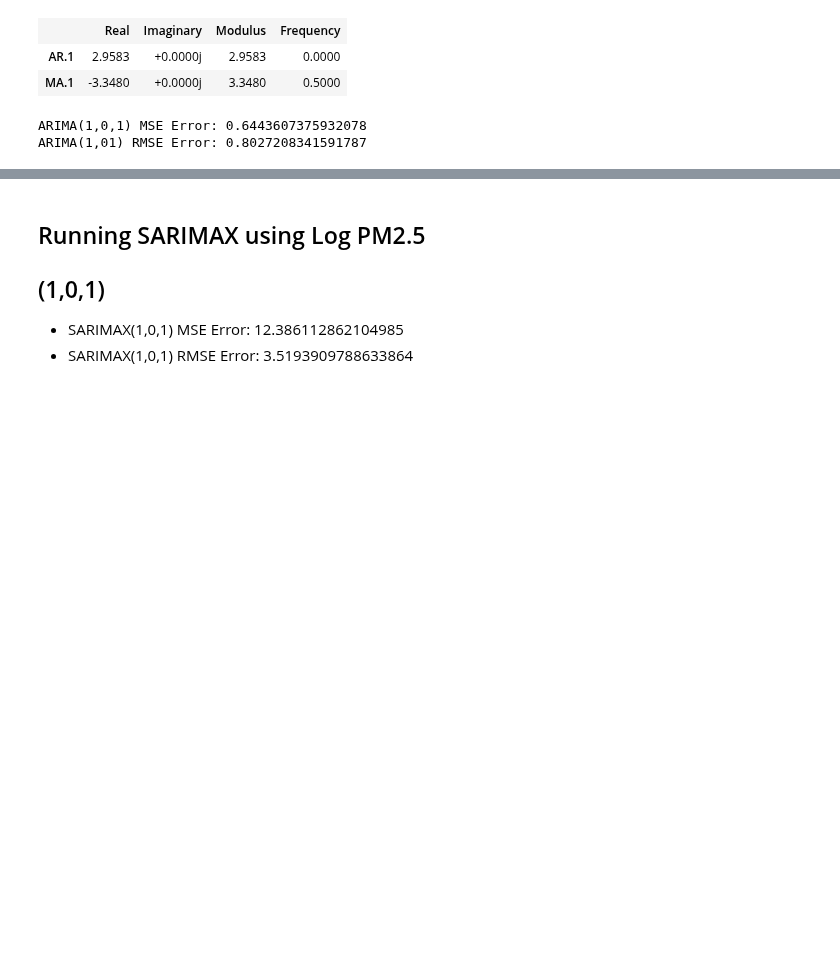
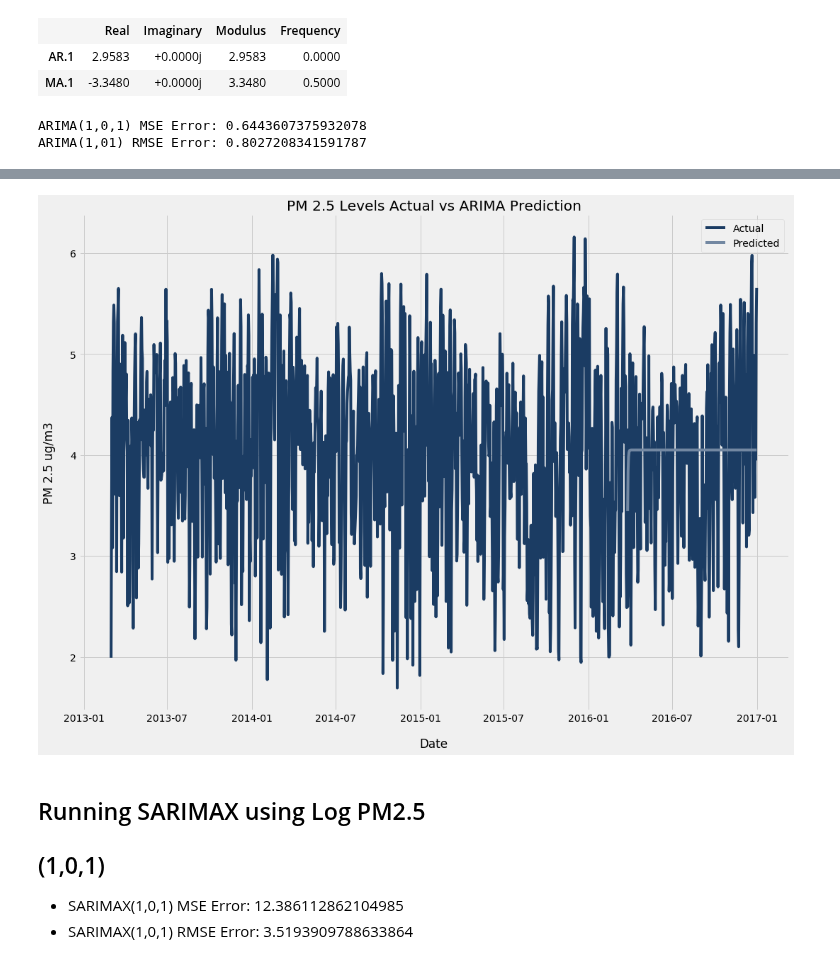
Before and after one commit to dolcikey/TimeSeriesForecasting_BeijingAirQuality, a Jupyter notebook: 003_Modeling.ipynb, the cells around one changed output, grey strips where cells are left out. Cells and saved outputs as stored; diff of their text form; code cells hidden in the pictures; blank space fills up the shorter version.

```diff
--- a/003_Modeling.ipynb
+++ b/003_Modeling.ipynb
@@ -258,0 +272,10 @@ ARIMA(1,01) RMSE Error: 0.8027208341591787
+# %%
+pred= predictions_arima.reset_index()
+type(pred)
+
+pred["Date"] = pd.to_datetime(pred["index"])
+pred = pred.set_index('Date')
+
+pred = pred.rename(columns={'arima(1,0,1) Predictions': 'Predicted PM2.5'})
+pred = pred.drop(columns =['index'])
+pred.head()
@@ -259,3 +290,21 @@ ARIMA(1,01) RMSE Error: 0.8027208341591787
+# %%
+time2 = time = pd.read_pickle('PKL/time.pkl')
+time2['PM2.5'] = np.log(time2['PM2.5'])
+# %%
+plt.style.use('fivethirtyeight')
+sns.set_palette(sns.diverging_palette(250,700, s= 80 , l= 25, n= 6))
+fig, ax = plt.subplots(figsize=(16, 12))
+
+sns.lineplot(y = 'PM2.5', x = time2.index, data = time2, label = 'Actual')
+sns.lineplot(y = 'Predicted PM2.5', x = pred.index, data = pred, label = 'Predicted')
+plt.title('PM 2.5 Levels Actual vs ARIMA Prediction')
+plt.xlabel('Date', labelpad=20)
+plt.ylabel('PM 2.5 ug/m3', labelpad=20)
+plt.legend()
+plt.show()
+fig.savefig('PNG/ARIMA.png', bbox_inches= 'tight', padding_inches = 4, transparent = True )
+# %% [output]
+[figure, added]
 # %% [markdown]
 ## Running SARIMAX using Log PM2.5
 ## (1,0,1)
```
Also changed, not shown: parts of 16 cells of this notebook, 3 other files.
